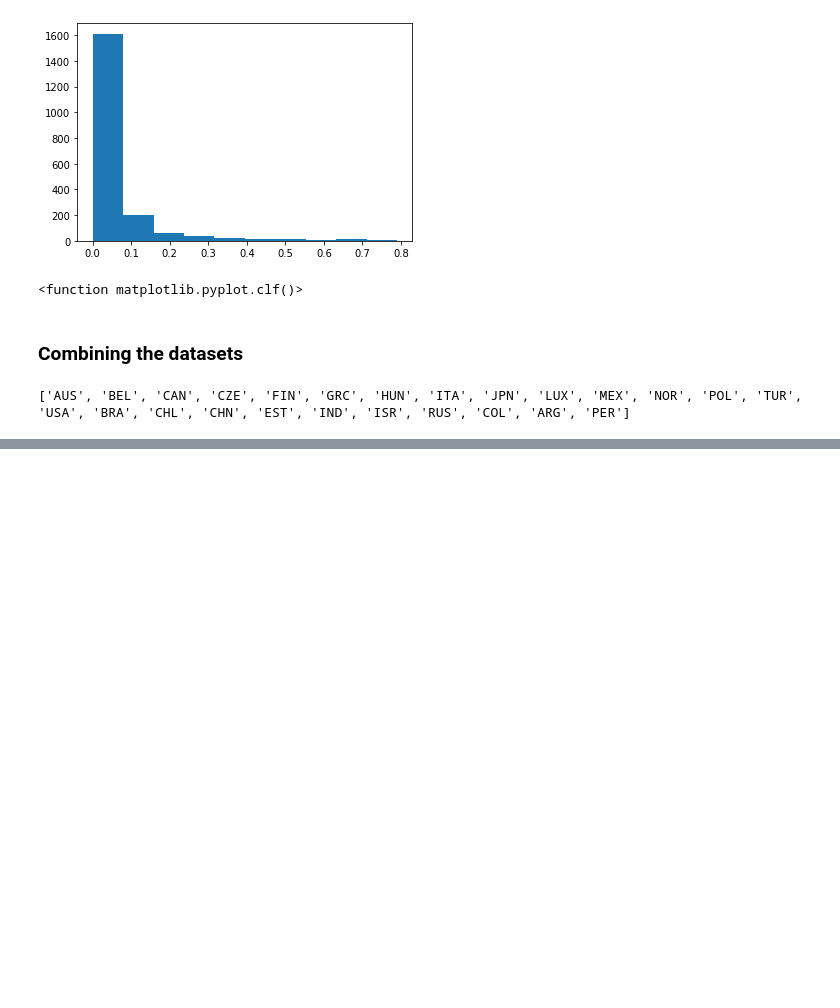
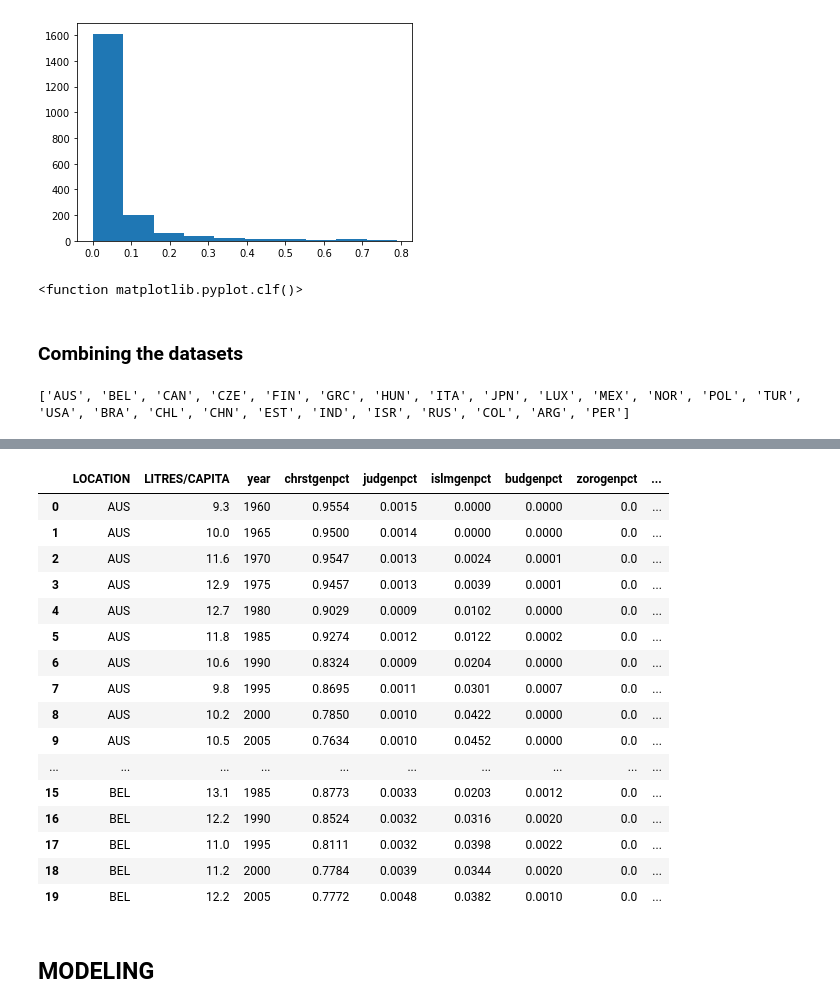
Before and after one commit to R0go/Religion, a Jupyter notebook: project.ipynb, the cells around one changed output, grey strips where cells are left out. Drawn from its saved outputs; the diff is of its cells as text; code cells hidden in the pictures; blank space fills up the shorter version.

```diff
--- a/project.ipynb
+++ b/project.ipynb
@@ -267,0 +247,23 @@ memory usage: 39.0+ KB
+# %%
+all_data.drop(columns=['name', 'TIME'], inplace=True)
+all_data.head(20)
+# %% [output]
+|  | LOCATION | LITRES/CAPITA | year | chrstgenpct | judgenpct | islmgenpct | budgenpct | zorogenpct | ... |
+| 0 | AUS | 9.3 | 1960 | 0.9554 | 0.0015 | 0.0000 | 0.0000 | 0.0 | ... |
+| 1 | AUS | 10.0 | 1965 | 0.9500 | 0.0014 | 0.0000 | 0.0000 | 0.0 | ... |
+| 2 | AUS | 11.6 | 1970 | 0.9547 | 0.0013 | 0.0024 | 0.0001 | 0.0 | ... |
+| 3 | AUS | 12.9 | 1975 | 0.9457 | 0.0013 | 0.0039 | 0.0001 | 0.0 | ... |
+| 4 | AUS | 12.7 | 1980 | 0.9029 | 0.0009 | 0.0102 | 0.0000 | 0.0 | ... |
+| 5 | AUS | 11.8 | 1985 | 0.9274 | 0.0012 | 0.0122 | 0.0002 | 0.0 | ... |
+| 6 | AUS | 10.6 | 1990 | 0.8324 | 0.0009 | 0.0204 | 0.0000 | 0.0 | ... |
+| 7 | AUS | 9.8 | 1995 | 0.8695 | 0.0011 | 0.0301 | 0.0007 | 0.0 | ... |
+| 8 | AUS | 10.2 | 2000 | 0.7850 | 0.0010 | 0.0422 | 0.0000 | 0.0 | ... |
+| 9 | AUS | 10.5 | 2005 | 0.7634 | 0.0010 | 0.0452 | 0.0000 | 0.0 | ... |
+| ... | ... | ... | ... | ... | ... | ... | ... | ... | ... |
+| 15 | BEL | 13.1 | 1985 | 0.8773 | 0.0033 | 0.0203 | 0.0012 | 0.0 | ... |
+| 16 | BEL | 12.2 | 1990 | 0.8524 | 0.0032 | 0.0316 | 0.0020 | 0.0 | ... |
+| 17 | BEL | 11.0 | 1995 | 0.8111 | 0.0032 | 0.0398 | 0.0022 | 0.0 | ... |
+| 18 | BEL | 11.2 | 2000 | 0.7784 | 0.0039 | 0.0344 | 0.0020 | 0.0 | ... |
+| 19 | BEL | 12.2 | 2005 | 0.7772 | 0.0048 | 0.0382 | 0.0010 | 0.0 | ... |
+# %% [markdown]
+## MODELING
```
Also changed, not shown: parts of 6 cells of this notebook.
